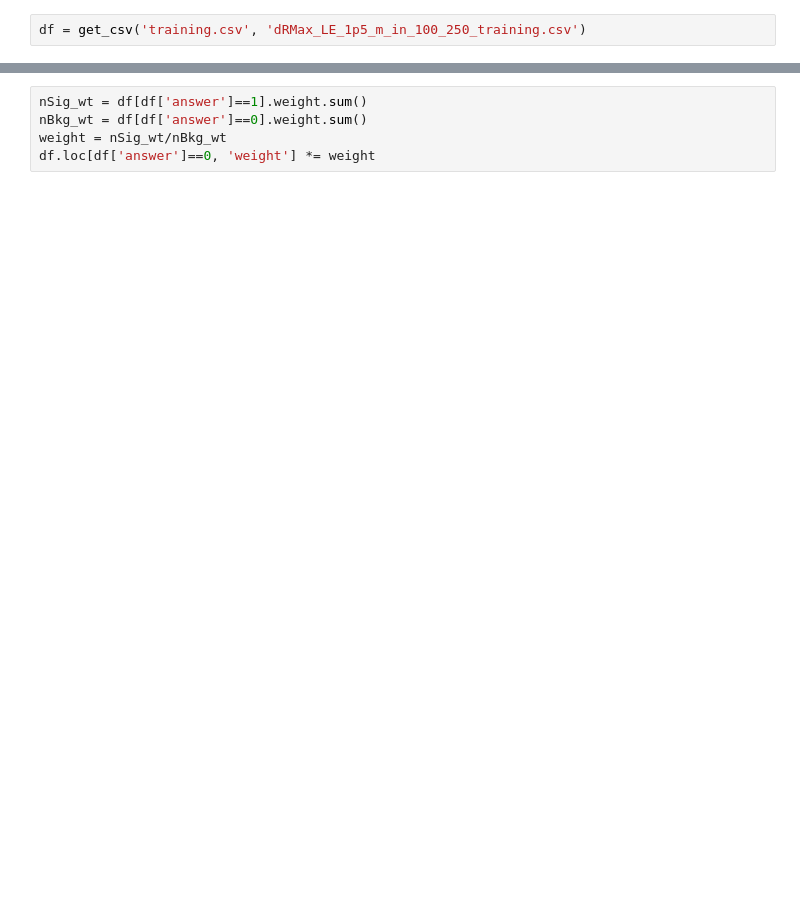
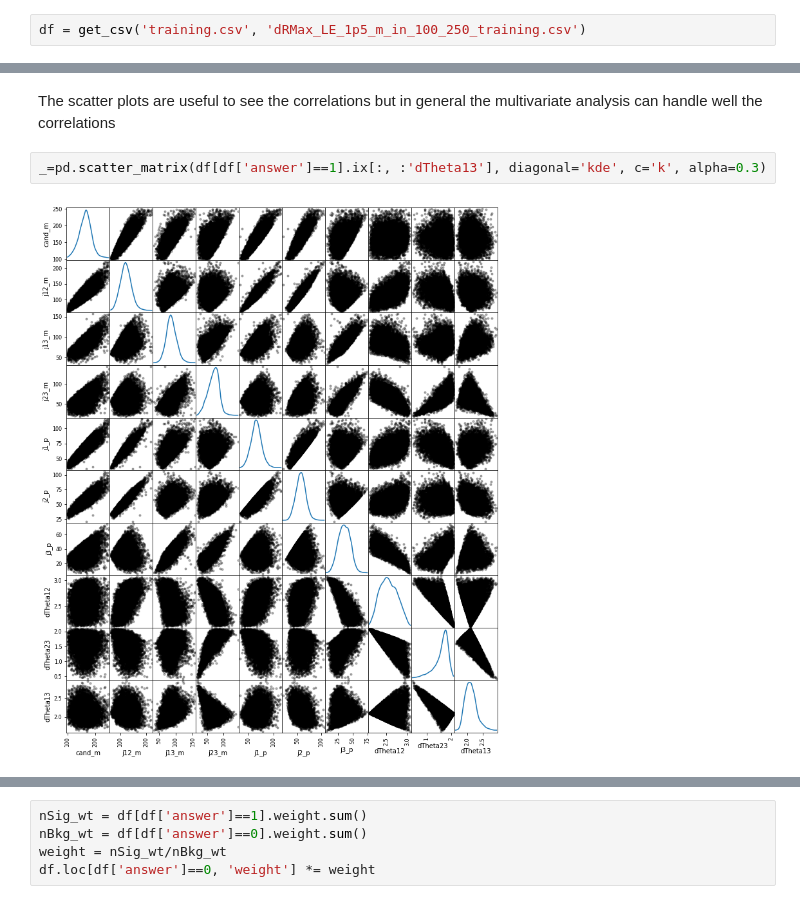
Before and after one commit to lihux25/Projects, a Jupyter notebook: scikit_learn/top_tagger.ipynb, the cells around one changed output, grey strips where cells are left out. Drawn from its saved outputs; the diff is of its cells as text; blank space fills up the shorter version.

```diff
--- a/scikit_learn/top_tagger.ipynb
+++ b/scikit_learn/top_tagger.ipynb
@@ -38,0 +61,6 @@ df = get_csv('training.csv', 'dRMax_LE_1p5_m_in_100_250_training.csv')
+# %% [markdown]
+The scatter plots are useful to see the correlations but in general the multivariate analysis can handle well the correlations
+# %%
+_=pd.scatter_matrix(df[df['answer']==1].ix[:, :'dTheta13'], diagonal='kde', c='k', alpha=0.3)
+# %% [output]
+[figure, added]
```
Also changed, not shown: parts of 24 cells of this notebook, 1 other file.
